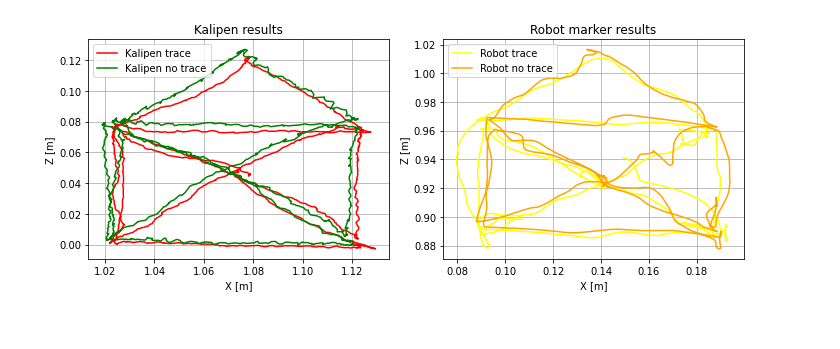
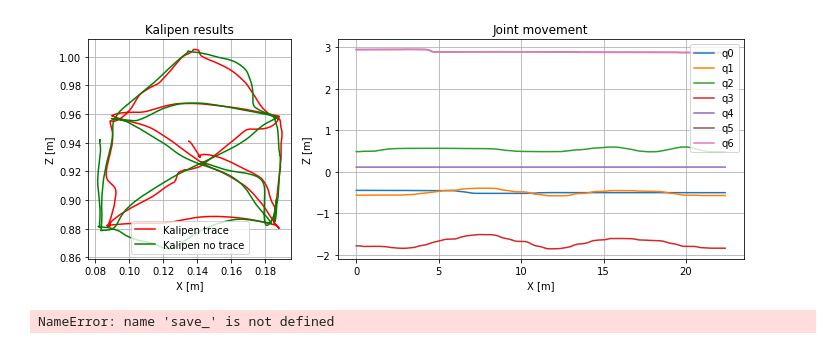
Before and after one commit to fzoric8/ros_utils, a Jupyter notebook: bags/PbDplots.ipynb, the cells around one changed output. Drawn from its saved outputs; the diff is of its cells as text; code cells hidden in the pictures.

Commit message:
Added first PbD plot!

```diff
--- a/bags/PbDplots.ipynb
+++ b/bags/PbDplots.ipynb
@@ -134,29 +195,54 @@ plt.legend()
+# %%
+def extract_joint_pos(csv, topic):
+    t = csv[topic]['Time'] - min(csv[topic]['Time'])
+    q0 = csv[topic]['position_0']
+    q1 = csv[topic]['position_1']
+    q2 = csv[topic]['position_2']
+    q3 = csv[topic]['position_3']
+    q4 = csv[topic]['position_4']
+    q5 = csv[topic]['position_5']
+    q6 = csv[topic]['position_6']
+    q = [q0, q1, q2, q3, q4, q5, q6]
+    return t, q
+# %%
+t, q = extract_joint_pos(csv_r_trace, '/joint_states')
 # %%
 # Create a subplot with a 1x2 grid
-fig, axes = plt.subplots(nrows=1, ncols=2, figsize=(10, 4))
+fig, axes = plt.subplots(nrows=1, ncols=2, figsize=(10, 4), gridspec_kw={'width_ratios': [1, 2]})
+
+x_rc, y_rc, z_rc = p_rc[0], p_rc[1], p_rc[2]
+x_rnc, y_rnc, z_rnc = p_rnc[0], p_rnc[1], p_rnc[2]
 
 # Plot the first graph on the left
-axes[0].plot(x_mc, z_mc, color='red', label='Kalipen trace')
-axes[0].plot(x_mnc, z_mnc, color='green', label='Kalipen no trace')
+axes[0].plot(y_rc, z_rc, color='red', label='Kalipen trace')
+axes[0].plot(y_rnc, z_rnc, color='green', label='Kalipen no trace')
 axes[0].set_title('Kalipen results')
 axes[0].set_xlabel('X [m]')
 axes[0].set_ylabel('Z [m]')
 axes[0].legend()
 axes[0].grid()
 
 # Plot the second graph on the right
-axes[1].plot(y_rc, z_rc, color='yellow', label='Robot trace')
-axes[1].plot(y_rnc, z_rnc, color='orange', label='Robot no trace')
-axes[1].set_title('Robot marker results')
+axes[1].plot(t, q[0], label='q0')
+axes[1].plot(t, q[1], label='q1')
+axes[1].plot(t, q[2], label='q2')
+axes[1].plot(t, q[3], label='q3')
+axes[1].plot(t, q[4], label='q4')
+axes[1].plot(t, q[5], label='q5')
+axes[1].plot(t, q[5], label='q6')
+axes[1].set_title('Joint movement')
 axes[1].set_xlabel('X [m]')
 axes[1].set_ylabel('Z [m]')
 axes[1].legend()
 axes[1].grid()
 
 # Adjust layout for better spacing
 plt.tight_layout()
-
 # Show the plot
 plt.show()
+
+if save_:
+    plt.savefig('./myresults.png')
 # %% [output]
-[figure, old version]
+[figure, new version]
+NameError: name 'save_' is not defined
```
Also changed, not shown: parts of 17 cells of this notebook.
